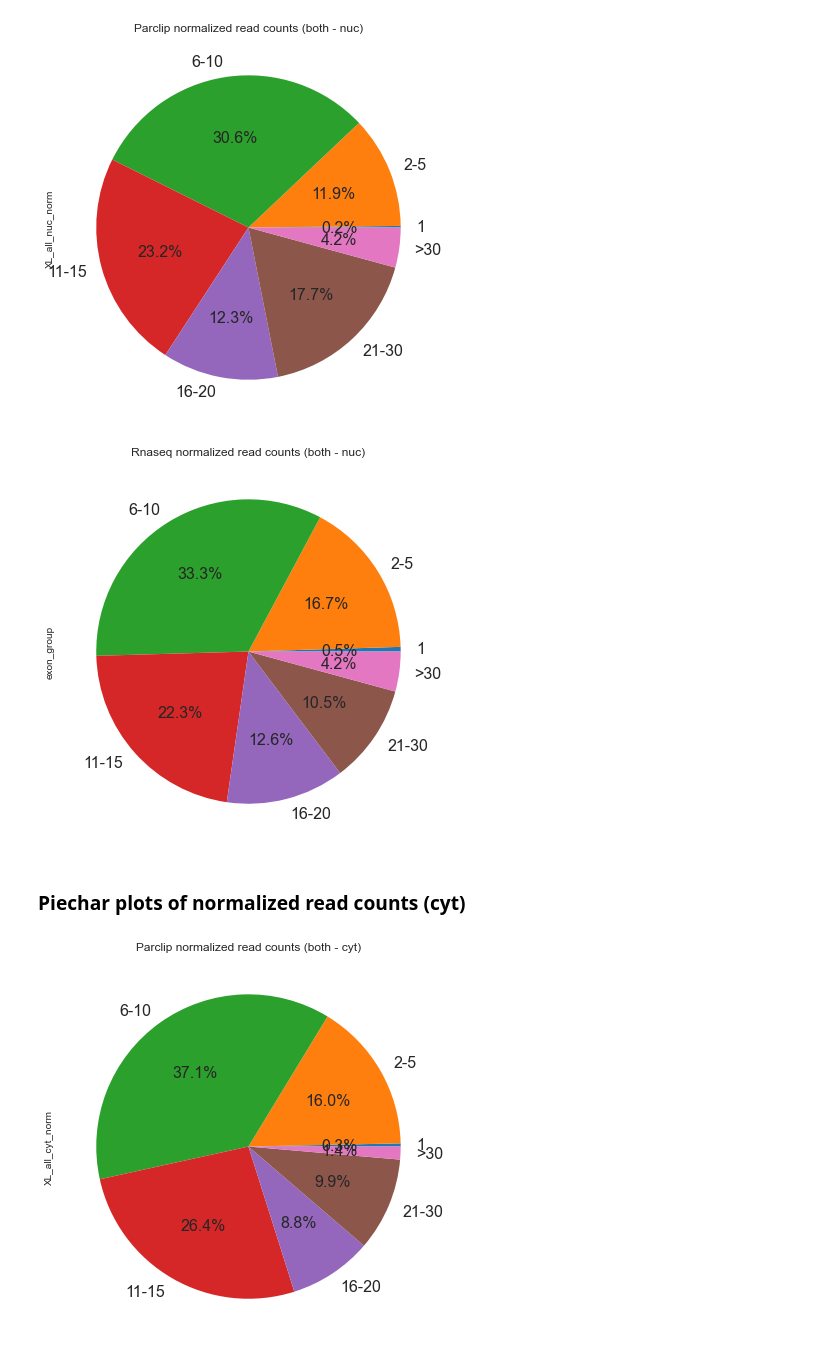
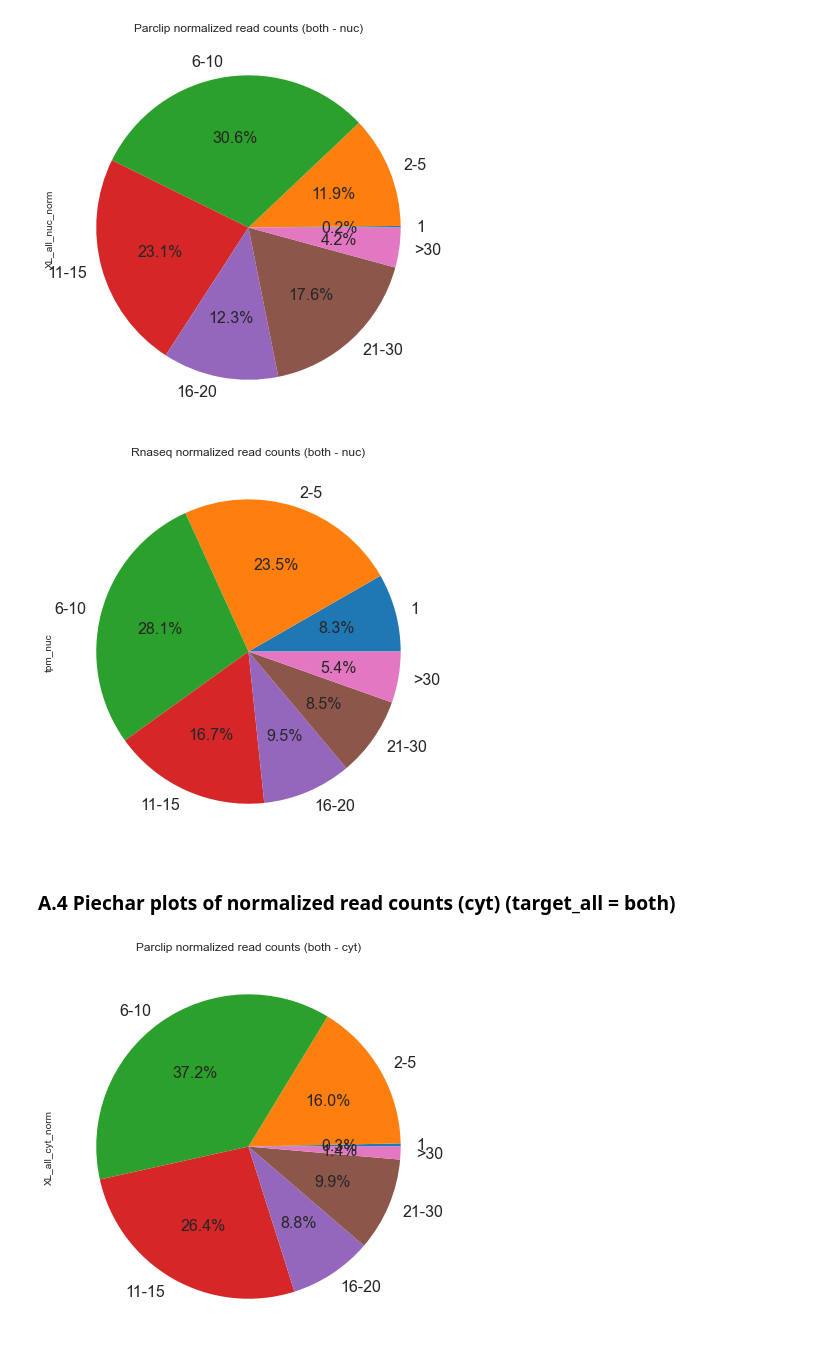
Before and after one commit to TriLab-bioinf/HAASE_LAB_TK_45, a Jupyter notebook: Analysys_tk_45.ipynb, the cells around one changed output. Drawn from its saved outputs; the diff is of its cells as text; code cells hidden in the pictures.

Commit message:
added plots for nuc or cyt fractions

```diff
--- a/Analysys_tk_45.ipynb
+++ b/Analysys_tk_45.ipynb
@@ -112,4 +112,4 @@ parclip_df['target_all'] = parclip_df.apply(set_flag_pc, axis=1)
 # %%
 ## Keep only protein_coding genes
-tpm_df = tpm_df.query('broader_type == "protein_coding"')
-parclip_df = parclip_df.query('gene_type == "protein_coding"')
+tpm_df = tpm_df.query('broader_type == "protein_coding" | broader_type =="lncRNA"')
+parclip_df = parclip_df.query('gene_type == "protein_coding" | gene_type =="lncRNA"')
@@ -332,17 +328,17 @@ fig_pc_rel.savefig('./piechart_read_counts_vs_exons_per_gene_parclip_range_NUC_b
 # %%
 rnaseq_rel = tpm_df.query('target_all=="both"').groupby("exon_group")['tpm_nuc']  \
     .sum() / tpm_df.query('target_all=="both"')['tpm_nuc'].count()
 
-rnaseq_rel_pie_p = hekc.plot.pie(title='Rnaseq normalized read counts (both - nuc)',
+rnaseq_rel_pie_p = rnaseq_rel.plot.pie(title='Rnaseq normalized read counts (both - nuc)',
             autopct='%1.1f%%',
             figsize=(7,7),
             fontsize=16)
 fig_rnaseq_rel = rnaseq_rel_pie_p.get_figure()
 fig_rnaseq_rel.savefig('./piechart_read_counts_vs_exons_per_gene_rnaseq_range_NUC_both.pdf')
 # %% [output]
-[figure, old version]
+[figure, new version]
 # %% [markdown]
-### Piechar plots of normalized read counts (cyt)
+### A.4 Piechar plots of normalized read counts (cyt) (target_all = both)
 # %%
 pc_rel = parclip_df.query('target_all=="both"').groupby("exon_group")['XL_all_cyt_norm']  \
     .sum() / parclip_df.query('target_all=="both"')['XL_all_cyt_norm'].count()
```
Also changed, not shown: parts of 70 cells of this notebook.
